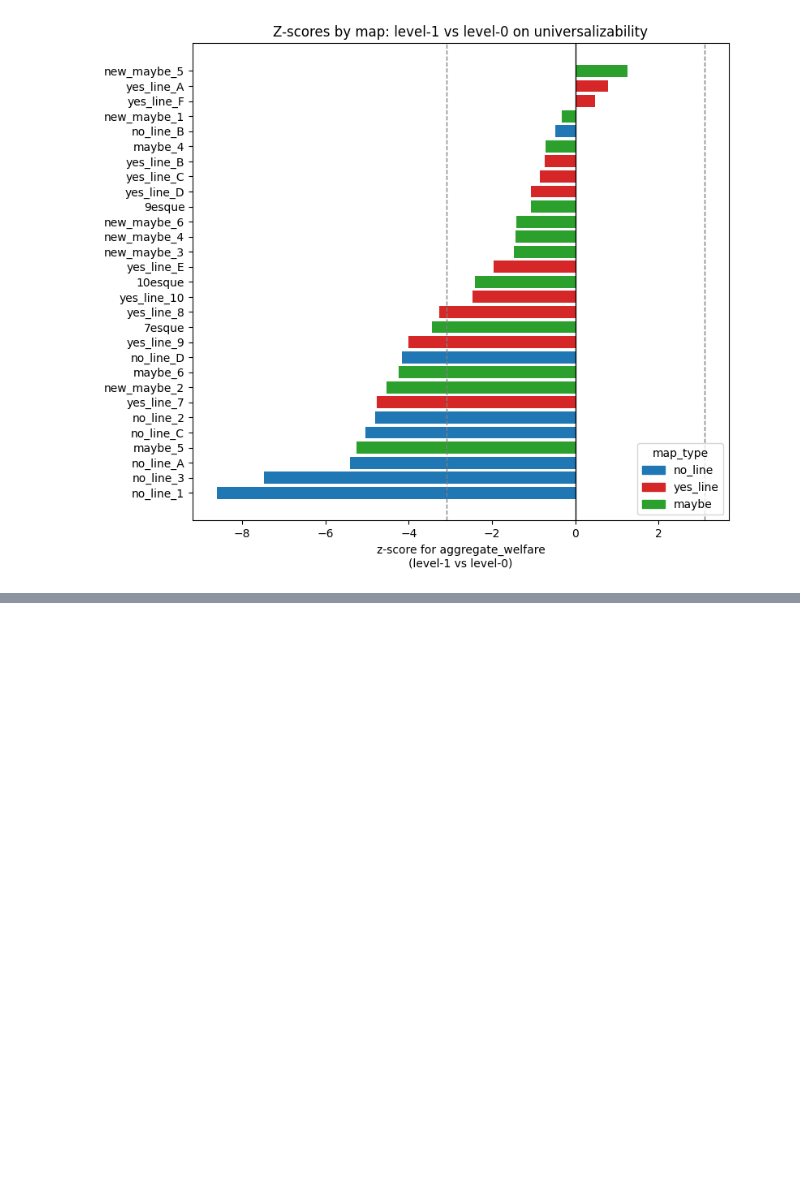
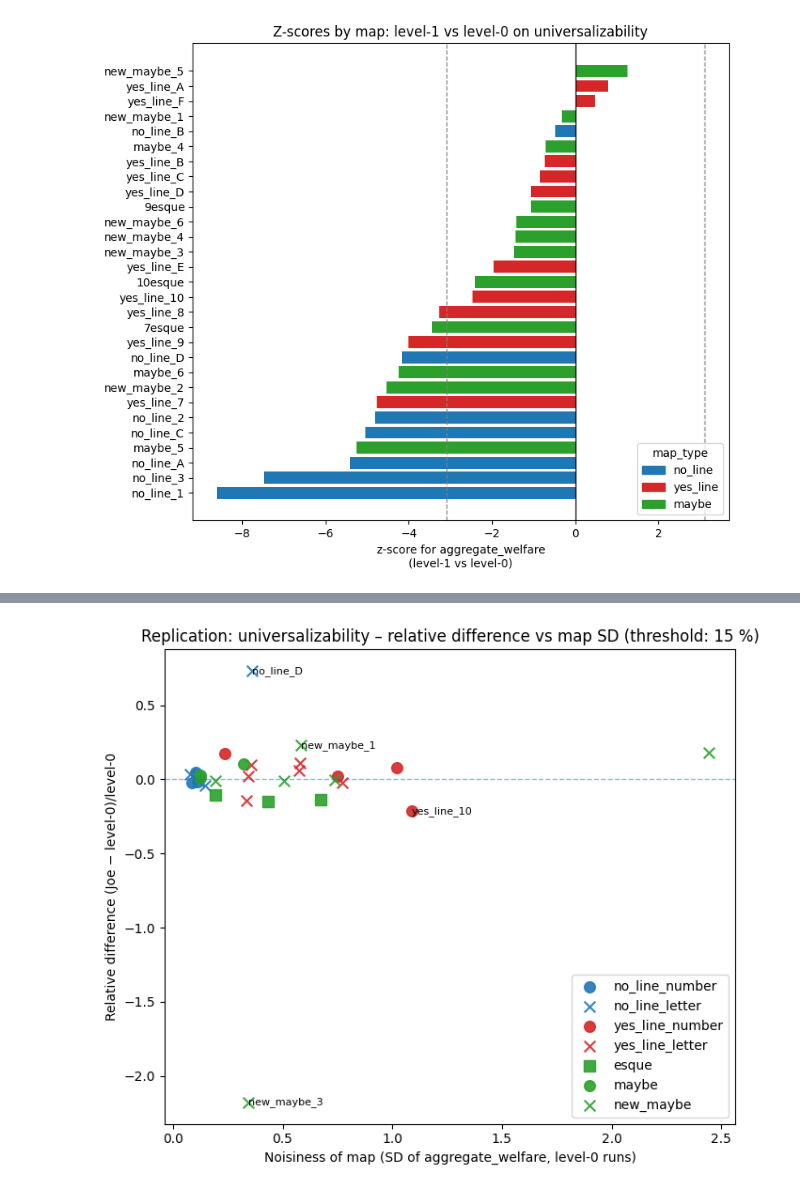
Before and after one commit to Sydney-Levine-Lab/line-cutting-model, a Jupyter notebook: analysis/analysis_by_source.ipynb, the cells around one changed output, grey strips where cells are left out. Cells and saved outputs as stored; diff of their text form; code cells hidden in the pictures; blank space fills up the shorter version.

```diff
--- a/analysis/analysis_by_source.ipynb
+++ b/analysis/analysis_by_source.ipynb
@@ -174,0 +231,40 @@ plot_zscores_by_source(
+# %%
+# relative diff joe vs level 1
+# Map-level effect sizes: where does alt_source differ most from ref_source?
+
+df_eff2 = add_effect_sizes_by_source(
+    df,
+    metric=metric,
+    ref_source=ref_source,
+    alt_source="paper_data"
+)
+
+# Effect size columns
+delta_col = f"delta_{metric}_paper_data_vs_{ref_source}"
+d_col     = f"d_{metric}_paper_data_vs_{ref_source}"
+q_col     = f"q_{metric}_paper_data_vs_{ref_source}"
+rel_col   = f"relative_{metric}_paper_data_vs_{ref_source}"
+
+cols = ["map", delta_col, d_col, q_col, rel_col]
+
+# Sort by relative difference (large negative values at the bottom)
+display(
+    df_eff2[df_eff2["source"] == "paper_data"][cols]
+        .sort_values(rel_col, ascending=False)
+)
+
+fig, ax = plot_effect_vs_sd_by_source(
+    df=df_eff2,
+    metric=metric,
+    ref_source=ref_source,
+    alt_source="paper_data",
+    effect_kind="relative",
+    title="Replication: universalizability – relative difference vs map SD (threshold: 15 %)",
+    xlabel=f"Noisiness of map (SD of {metric}, {ref_source} runs)",
+    ylabel=f"Relative difference (Joe − {ref_source})/{ref_source}",
+    label_threshold=0.15,   # only label reasonably big effects
+    save_path="figures/replication_relative-diff_vs_sd.png",
+)
+
+# Options for effect_kind: "difference", "d", "q", "relative"
+# %% [output]
@@ -174,0 +288 @@ plot_zscores_by_source(
+[figure, added]
```
Also changed, not shown: parts of 8 cells of this notebook, 1 other file.
